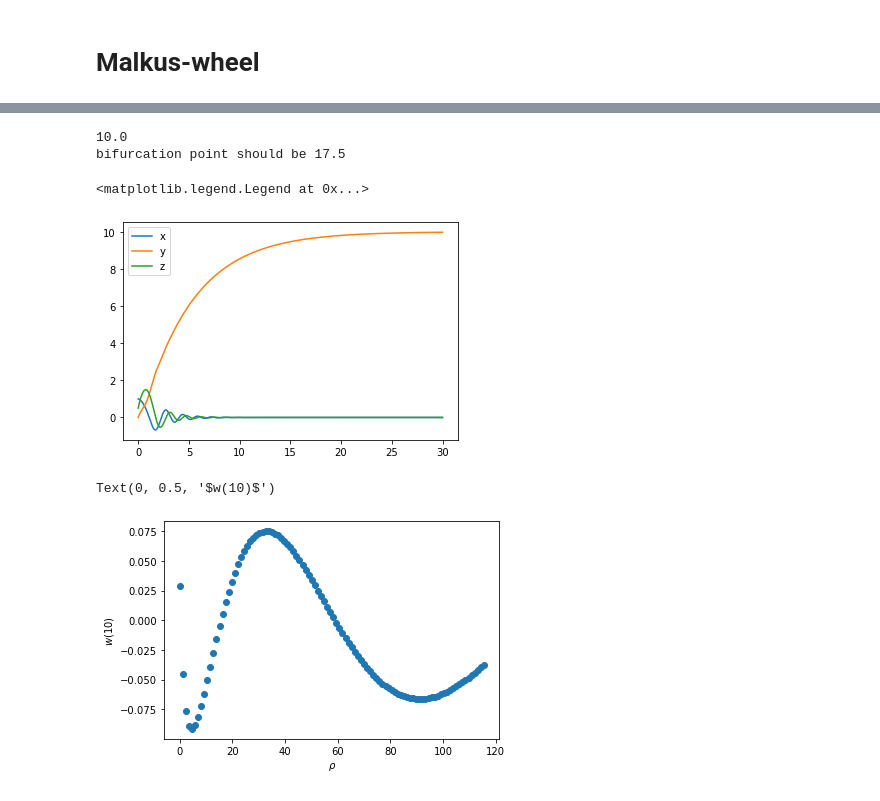
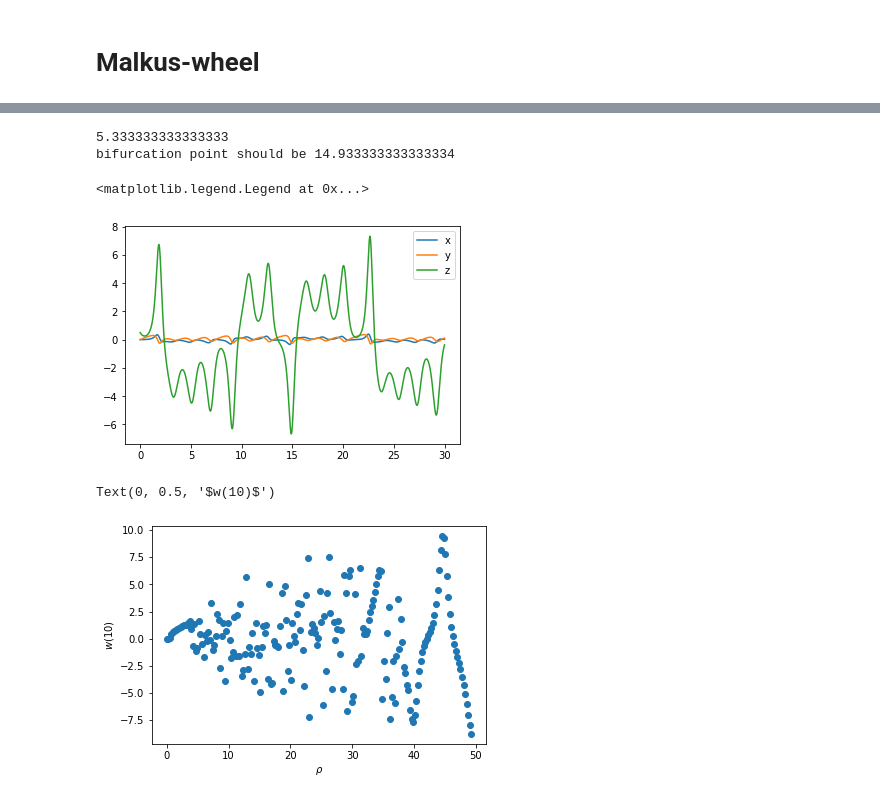
Before and after one commit to MunjungKim/Malkus-wheel, a Jupyter notebook: Malkus_wheel.ipynb, the cells around one changed output, grey strips where cells are left out. Cells and saved outputs as stored; diff of their text form; code cells hidden in the pictures.

```diff
--- a/Malkus_wheel.ipynb
+++ b/Malkus_wheel.ipynb
@@ -102,29 +93,36 @@ I = 0.1
 # %%
-s = v/I/K
+v = 0.25
+K = 0.5
+r = 0.25
+
+s = v/(K*r**2 + r**2)/K
 print(s)
 print("bifurcation point should be",s*(s+1+3)/(s-1-1))
+
+
+for i in range(q):
 # %% [output]
-10.0
-bifurcation point should be 17.5
+5.333333333333333
+bifurcation point should be 14.933333333333334
 # %%
-p_list_malkus= RK4_3variable(1,0,0.5,Malkus(q1=2,v=0.2).malkus,0.01,3000)
+p_list_malkus= RK4_3variable(0,0,0.5,Malkus(q1=0.35,v=0.25,K=0.5,r=0.25).malkus,0.01,3000)
 plt.plot(p_list_malkus[1],p_list_malkus[0][0],label='x')
 plt.plot(p_list_malkus[1],p_list_malkus[0][1],label='y')
 plt.plot(p_list_malkus[1],p_list_malkus[0][2],label='z')
 plt.legend()
 # %% [output]
 <matplotlib.legend.Legend at 0x...>
-[figure, old version]
+[figure, new version]
 # %%
 bifurcate_w = []
-q_list = np.linspace(0,0.1,100)
+q_list = np.linspace(0,1,200)
 for q in tqdm(q_list):
-    p_list_malkus= RK4_3variable(1,1,1,Malkus(q1=q).malkus,0.01,1000)[0]
-    bifurcate_w.append(p_list_malkus[2,1000])
+    p_list_malkus= RK4_3variable(0,0,0.5,Malkus(q1=q,v=0.25,K=0.5,r=0.25).malkus,0.01,3000)[0]
+    bifurcate_w.append(p_list_malkus[2,3000])
 # %%
-plt.scatter(np.pi*9.8*0.1*np.linspace(0,0.3,100)/(K**2)/v,bifurcate_w)
+plt.scatter(np.pi*9.8*0.1*np.linspace(0,1,200)/(0.5**2)/0.25,bifurcate_w)
 plt.xlabel(r'$\rho$')
 plt.ylabel(r'$w(10)$')
 # %% [output]
 Text(0, 0.5, '$w(10)$')
-[figure, old version]
+[figure, new version]
```
Also changed, not shown: parts of 10 cells of this notebook.
